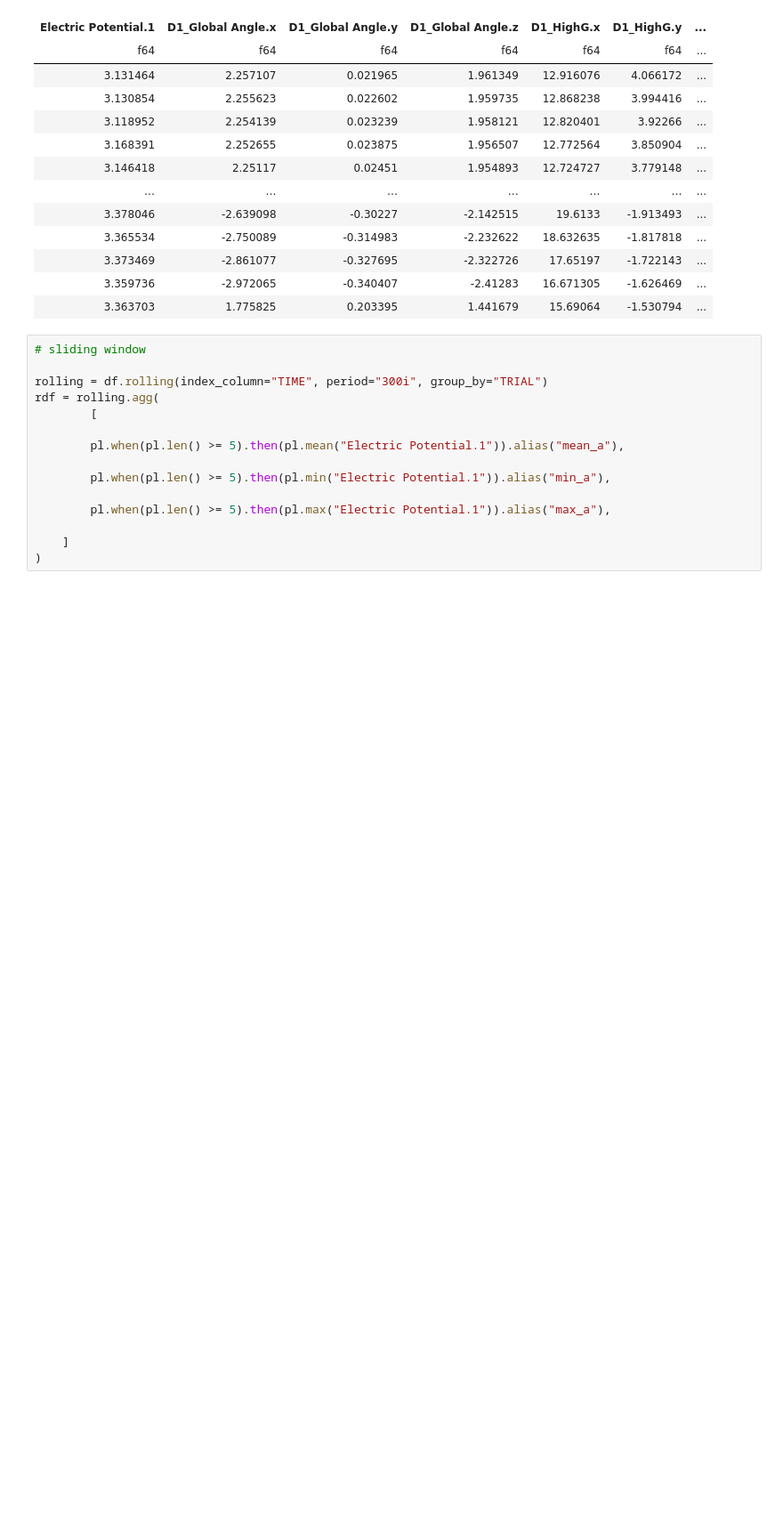
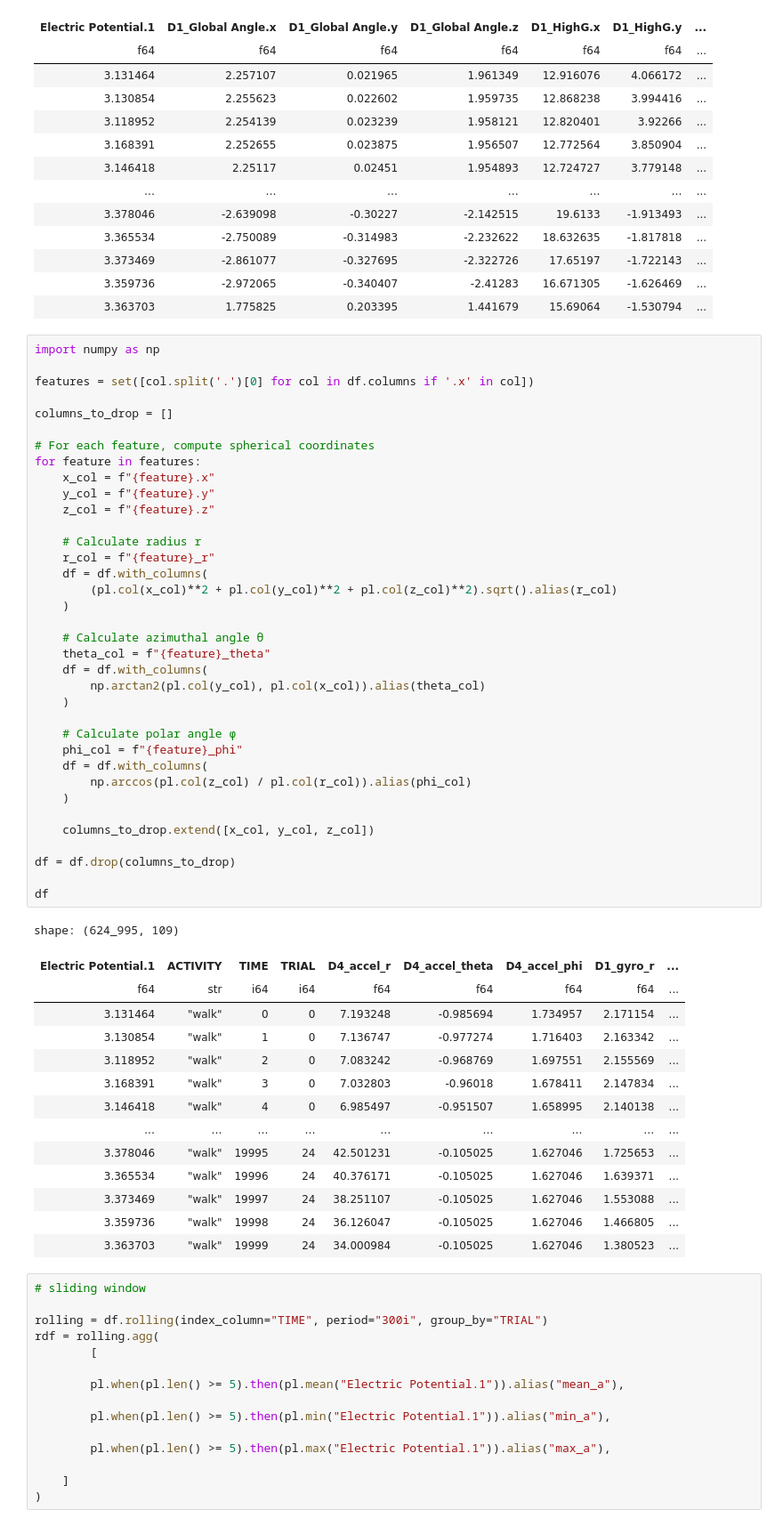
Before and after one commit to UniExeterRSE/LISA, a Jupyter notebook: notebooks/feature_extraction.ipynb, the cells around one changed output. Shown: that part at 89% size. Cells and saved outputs as stored; diff of their text form; blank space fills up the shorter version.

Commit message:
add coordinate conversion

```diff
--- a/notebooks/feature_extraction.ipynb
+++ b/notebooks/feature_extraction.ipynb
@@ -27,6 +24,57 @@ shape: (624_995, 109)
 | 3.373469 | -2.861077 | -0.327695 | -2.322726 | 17.65197 | -1.722143 | ... |
 | 3.359736 | -2.972065 | -0.340407 | -2.41283 | 16.671305 | -1.626469 | ... |
 | 3.363703 | 1.775825 | 0.203395 | 1.441679 | 15.69064 | -1.530794 | ... |
+# %%
+import numpy as np
+
+features = set([col.split('.')[0] for col in df.columns if '.x' in col])
+
+columns_to_drop = []
+
+# For each feature, compute spherical coordinates
+for feature in features:
+    x_col = f"{feature}.x"
+    y_col = f"{feature}.y"
+    z_col = f"{feature}.z"
+
+    # Calculate radius r
+    r_col = f"{feature}_r"
+    df = df.with_columns(
+        (pl.col(x_col)**2 + pl.col(y_col)**2 + pl.col(z_col)**2).sqrt().alias(r_col)
+    )
+
+    # Calculate azimuthal angle θ
+    theta_col = f"{feature}_theta"
+    df = df.with_columns(
+        np.arctan2(pl.col(y_col), pl.col(x_col)).alias(theta_col)
+    )
+
+    # Calculate polar angle φ
+    phi_col = f"{feature}_phi"
+    df = df.with_columns(
+        np.arccos(pl.col(z_col) / pl.col(r_col)).alias(phi_col)
+    )
+
+    columns_to_drop.extend([x_col, y_col, z_col])
+
+df = df.drop(columns_to_drop)
+
+df
+# %% [output]
+shape: (624_995, 109)
+| Electric Potential.1 | ACTIVITY | TIME | TRIAL | D4_accel_r | D4_accel_theta | D4_accel_phi | D1_gyro_r | ... |
+| f64 | str | i64 | i64 | f64 | f64 | f64 | f64 | ... |
+| 3.131464 | "walk" | 0 | 0 | 7.193248 | -0.985694 | 1.734957 | 2.171154 | ... |
+| 3.130854 | "walk" | 1 | 0 | 7.136747 | -0.977274 | 1.716403 | 2.163342 | ... |
+| 3.118952 | "walk" | 2 | 0 | 7.083242 | -0.968769 | 1.697551 | 2.155569 | ... |
+| 3.168391 | "walk" | 3 | 0 | 7.032803 | -0.96018 | 1.678411 | 2.147834 | ... |
+| 3.146418 | "walk" | 4 | 0 | 6.985497 | -0.951507 | 1.658995 | 2.140138 | ... |
+| … | … | … | … | … | … | … | … | ... |
+| 3.378046 | "walk" | 19995 | 24 | 42.501231 | -0.105025 | 1.627046 | 1.725653 | ... |
+| 3.365534 | "walk" | 19996 | 24 | 40.376171 | -0.105025 | 1.627046 | 1.639371 | ... |
+| 3.373469 | "walk" | 19997 | 24 | 38.251107 | -0.105025 | 1.627046 | 1.553088 | ... |
+| 3.359736 | "walk" | 19998 | 24 | 36.126047 | -0.105025 | 1.627046 | 1.466805 | ... |
+| 3.363703 | "walk" | 19999 | 24 | 34.000984 | -0.105025 | 1.627046 | 1.380523 | ... |
 # %%
 # sliding window
 
```
Also changed, not shown: parts of 1 cell of this notebook, 4 other files.
